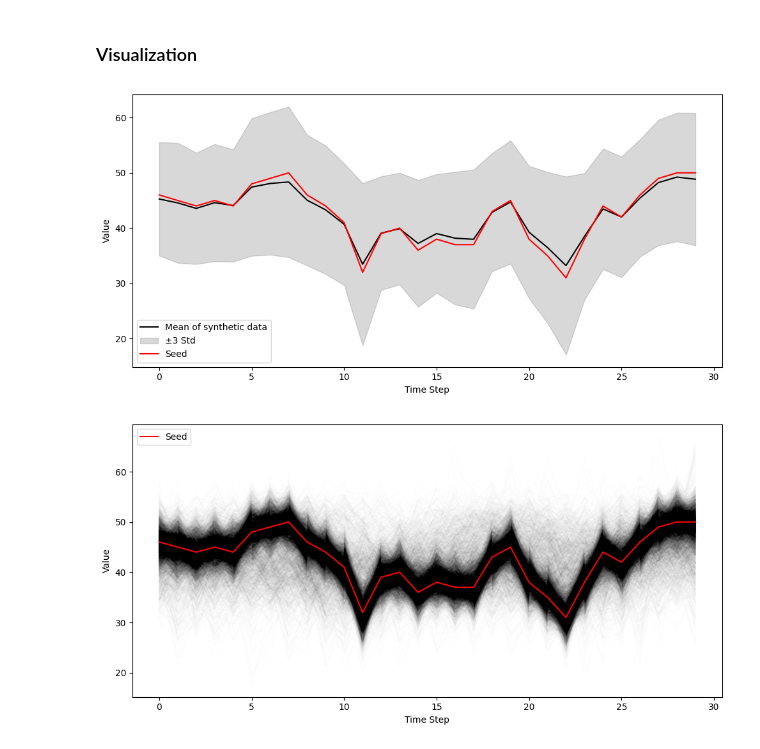
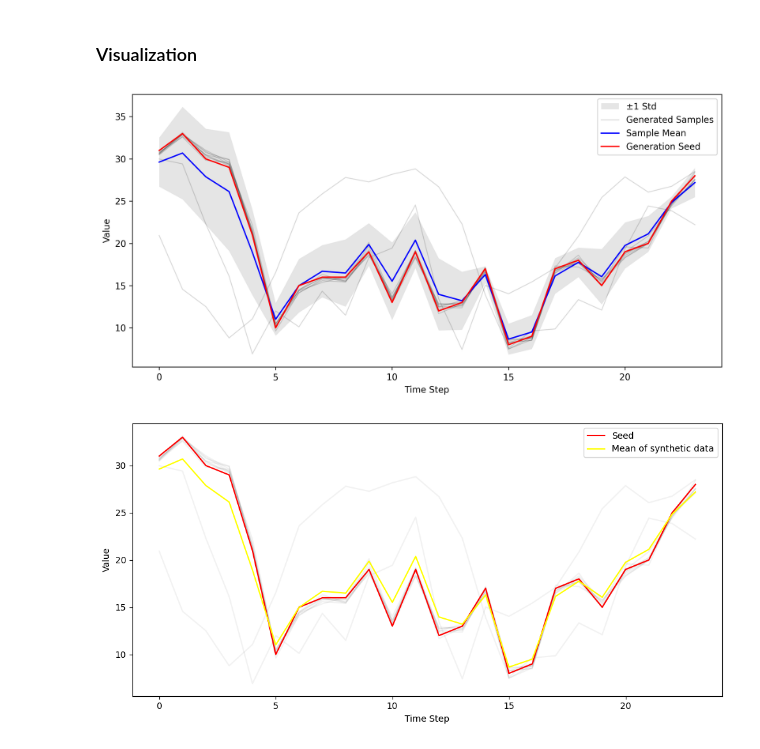
Before and after one commit to jhyeoh2002/V2B_Optimization_with_AI_on_BSS, a Jupyter notebook: time_series_generator/scripts/demo_code.ipynb, the cells around one changed output. Saved outputs shown, nothing was run; the diff lists cells and outputs as text; code cells hidden in the pictures.

```diff
--- a/time_series_generator/scripts/demo_code.ipynb
+++ b/time_series_generator/scripts/demo_code.ipynb
@@ -24,23 +56,30 @@ sample = generator.generate()
 # %% [markdown]
 ### Visualization
 # %%
+from turtle import width
 import numpy as np
 import matplotlib.pyplot as plt
 
-mean_series = np.nanmean(sample, axis=0)
-std_series = np.nanstd(sample, axis=0)
+mean_series = np.nanmean(sample_withseed, axis=0)
+std_series = np.nanstd(sample_withseed, axis=0)
 
-plt.figure(figsize=(10, 5))
-plt.plot(mean_series, label="Mean of synthetic data", color="black")
-plt.fill_between(
-    np.arange(sample.shape[1]),
-    mean_series - 3*std_series,
-    mean_series + 3*std_series,
-    alpha=0.3,
+fig, ax = plt.subplots(figsize=(10, 5), dpi =300)
+
+ax.fill_between(
+    np.arange(sample_withseed.shape[1]),
+    mean_series - 1*std_series,
+    mean_series + 1*std_series,
+    alpha=0.2,
     color="gray",
-    label="±3 Std"
+    label="±1 Std",
+    linewidth=0
 )
-plt.plot(cfg.SEED, label="Seed", color="red")
+
+for idx, i in enumerate(sample_withseed):
+    plt.plot(range(len(i)),i,color='black',alpha=0.15, linewidth=1,label = "Generated Samples" if idx == 0 else "")
+
+plt.plot(mean_series, label="Sample Mean", linewidth=1.5, color="blue")
+plt.plot(cfg.SEED, label="Generation Seed", linewidth=1.5, color="red")
 
 plt.xlabel("Time Step")
 plt.ylabel("Value")
@@ -48,25 +87,27 @@ plt.legend()
 plt.tight_layout()
 plt.show()
 # %% [output]
-[figure, old version]
+[figure, new version]
 # %%
 import numpy as np
 import matplotlib.pyplot as plt
 
-mean_series = np.nanmean(sample, axis=0)
-std_series = np.nanstd(sample, axis=0)
+mean_series = np.nanmean(sample_withseed, axis=0)
+std_series = np.nanstd(sample_withseed, axis=0)
 
 plt.figure(figsize=(10, 5))
-# plt.plot(mean_series, label="Mean of synthetic data", color="black")
-for i in sample:
-    plt.plot(range(len(i)),i,color='black',alpha=0.008)
+for i in sample_withseed:
+    plt.plot(range(len(i)),i,color='black',alpha=0.05)
+
 plt.plot(cfg.SEED, label="Seed", color="red")
+plt.plot(mean_series, label="Mean of synthetic data", color="yellow")
+
 # plt.plot(np.insert(cfg.SEED,0,[30,30,30,30]), label="Seed", color="red")
 
 plt.xlabel("Time Step")
 plt.ylabel("Value")
 plt.legend()
 plt.tight_layout()
 plt.show()
 # %% [output]
-[figure, old version]
+[figure, new version]
```
Also changed, not shown: parts of 6 cells of this notebook, 10 other files.
